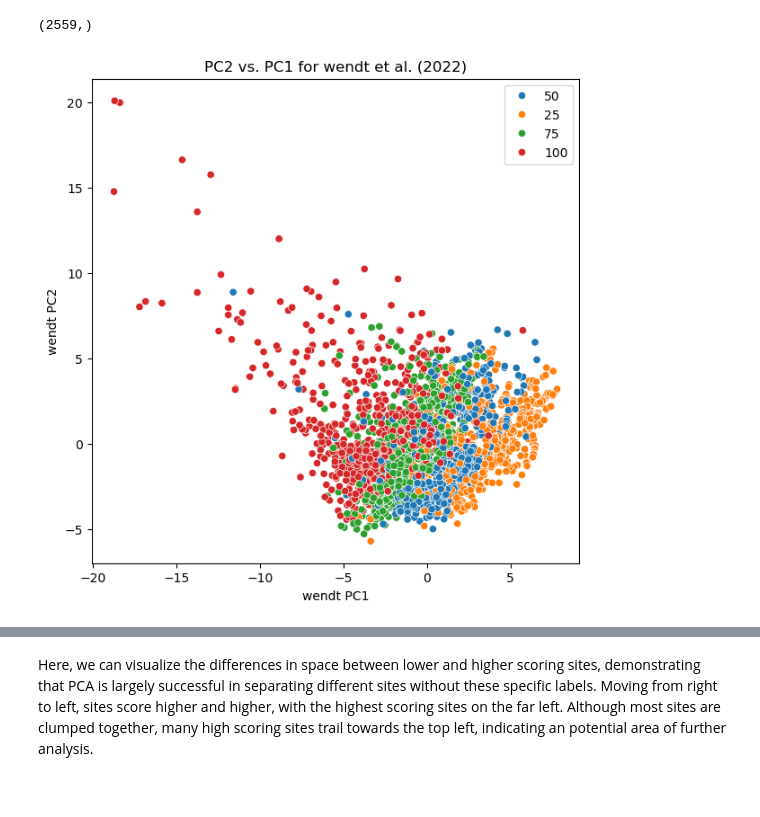
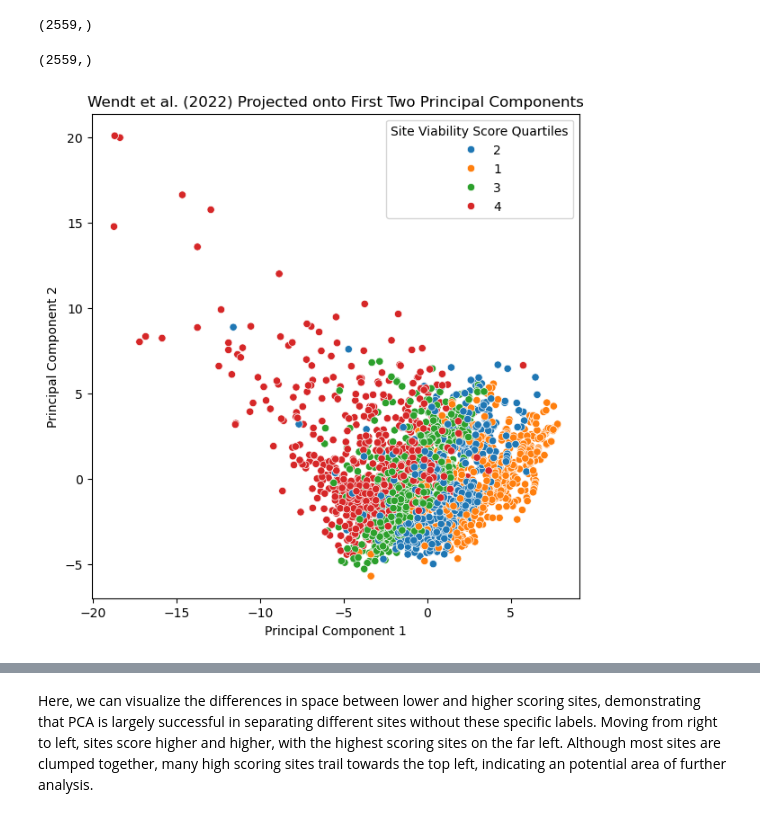
Before and after one commit to lilycastiel/thesis-cgs, a Jupyter notebook: SQ2.ipynb, the cells around one changed output, grey strips where cells are left out. Saved outputs shown, nothing was run; the diff lists cells and outputs as text; code cells hidden in the pictures.

```diff
--- a/SQ2.ipynb
+++ b/SQ2.ipynb
@@ -226,7 +226,12 @@ wendt_2d.shape
 ## Visualize Principal Components
 Next, I plot the transformed data within the principal components within a 2d space. I create **score_category** using **viability_score_quartile** by extracting the first column. This is the quartile bin representing the site evaluation score. In order to visualize the PCA, I plot the transformed data using the first two principal components as the x and y axis and I color the data based on their score quartile classification **score_category**.
 # %%
-score_category = viability_score3_quartile.iloc[:, 0].to_numpy()
+score_category = wendt['Viability_score3_quartile'].map({'25': '1', '50': '2', '75':'3', '100':'4'})
 score_category.shape
 # %% [output]
 (2559,)
+# %%
+score_category2 = wendt['S3']
+score_category2.shape
+# %% [output]
+(2559,)
@@ -233,8 +240,9 @@ score_category.shape
 # %%
 plt.figure(figsize = (7, 7))
-plt.title("PC2 vs. PC1 for wendt et al. (2022)")
-plt.xlabel("wendt PC1")
-plt.ylabel("wendt PC2")
-sns.scatterplot(x = wendt_2d[:, 0], y = wendt_2d[:, 1], hue = score_category);
+plt.title("Wendt et al. (2022) Projected onto First Two Principal Components")
+plt.xlabel("Principal Component 1")
+plt.ylabel("Principal Component 2")
+ax = sns.scatterplot(x = wendt_2d[:, 0], y = wendt_2d[:, 1], hue = score_category)
+ax.legend(title='Site Viability Score Quartiles');
 # %% [output]
-[figure, old version]
+[figure, new version]
```
Also changed, not shown: parts of 16 cells of this notebook.
